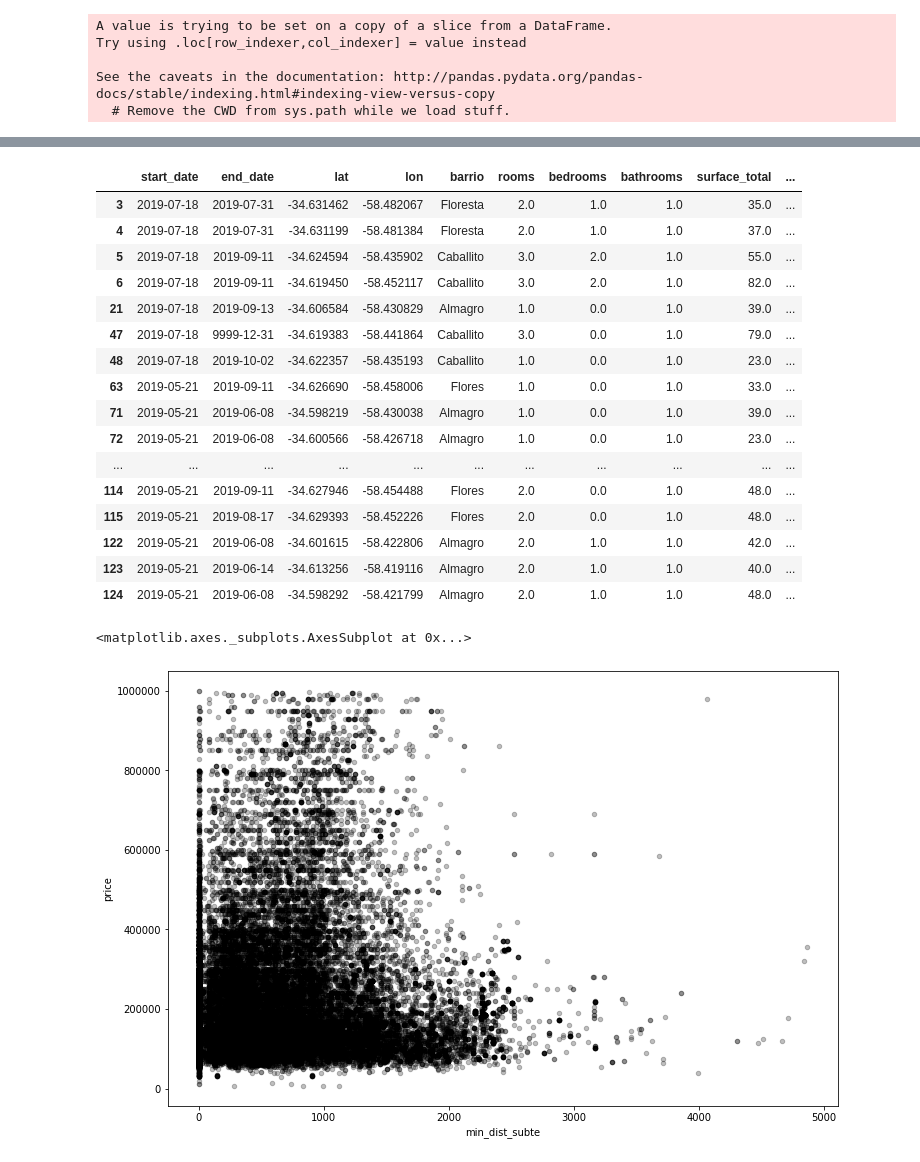
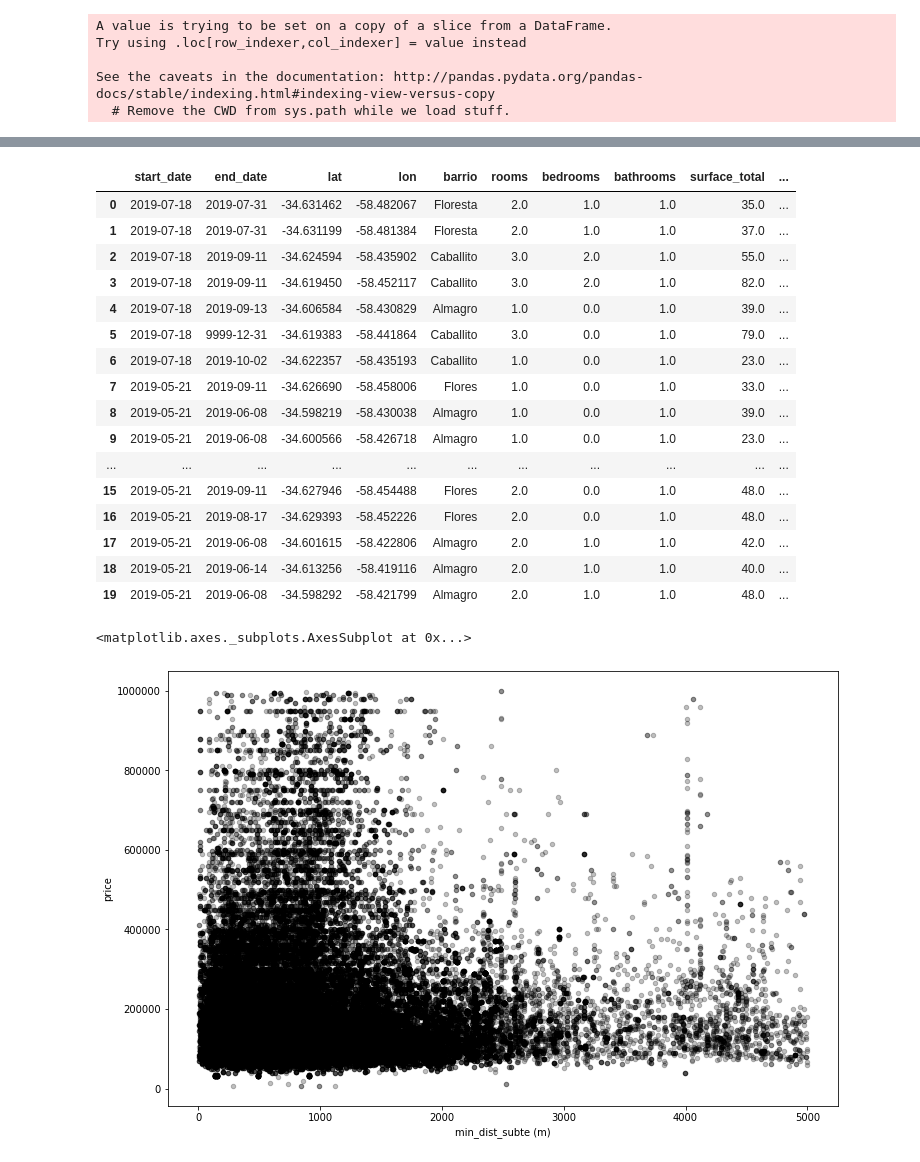
Before and after one commit to Santiago-Pinto/TPSistemasInteligentes, a Jupyter notebook: Subtes.ipynb, the cells around one changed output, grey strips where cells are left out. Saved outputs shown, nothing was run; the diff lists cells and outputs as text; code cells hidden in the pictures.

```diff
--- a/Subtes.ipynb
+++ b/Subtes.ipynb
@@ -476,0 +159,10 @@ See the caveats in the documentation: http://pandas.pydata.org/pandas-docs/stabl
+# %%
+#Analisis para la linea B
+i = 1
+for index, row in estacionesB.iterrows():
+    lon = estacionesB.loc[index,'X']
+    lat = estacionesB.loc[index,'Y']
+    label = str(i)
+    propRecorridoB['lon' + label] = lon
+    propRecorridoB['lat' + label] = lat
+    i = i+1
@@ -476,0 +179,10 @@ See the caveats in the documentation: http://pandas.pydata.org/pandas-docs/stabl
+# %%
+for row in estacionesB.iterrows():
+    for i in range(1,10):
+        label = str(i)
+        lat1 = propRecorridoB['lat'].astype(float)
+        lon1 = propRecorridoB['lon'].astype(float)
+        lat2 = propRecorridoB['lat'+ label].astype(float)
+        lon2 = propRecorridoB['lon'+ label].astype(float)
+        dist = haversine(lat1,lon1,lat2,lon2)
+        propRecorridoB['dist' + label] = dist
@@ -476,0 +195,3 @@ See the caveats in the documentation: http://pandas.pydata.org/pandas-docs/stabl
+# %%
+propRecorridoB['min_dist_subte_B'] =propRecorridoB.loc[:,['dist1','dist2','dist3','dist4','dist5','dist6',
+                                                  'dist7','dist8','dist9']].min(axis=1)
@@ -775,36 +487,36 @@ To retain the current behavior and silence the warning, pass 'sort=True'.
 10 rows × 22 columns
 # %%
 #Me quedo con la distancia minima de cada propiedad a cualquier subte (si esta cerca de 2, me quedo con el mas cercano)
-final['min_dist_subte'] =final.loc[:,['min_dist_subte_A','min_dist_subte_B','min_dist_subte_C','min_dist_subte_D','min_dist_subte_E','min_dist_subte_H']].min(axis=1)
-dmin = final[['start_date','end_date','lat','lon','barrio','rooms','bedrooms','bathrooms','surface_total','surface_covered','price','title','description','property_type','operation_type','dist_centro','min_dist_subte']]
+final['min_dist_subte (m)'] =final.loc[:,['min_dist_subte_A','min_dist_subte_B','min_dist_subte_C','min_dist_subte_D','min_dist_subte_E','min_dist_subte_H']].min(axis=1)
+dmin = final[['start_date','end_date','lat','lon','barrio','rooms','bedrooms','bathrooms','surface_total','surface_covered','price','title','description','property_type','operation_type','dist_centro','min_dist_subte (m)']]
 dmin.head(20)
 # %% [output]
 |  | start_date | end_date | lat | lon | barrio | rooms | bedrooms | bathrooms | surface_total | ... |
-| 3 | 2019-07-18 | 2019-07-31 | -34.631462 | -58.482067 | Floresta | 2.0 | 1.0 | 1.0 | 35.0 | ... |
-| 4 | 2019-07-18 | 2019-07-31 | -34.631199 | -58.481384 | Floresta | 2.0 | 1.0 | 1.0 | 37.0 | ... |
-| 5 | 2019-07-18 | 2019-09-11 | -34.624594 | -58.435902 | Caballito | 3.0 | 2.0 | 1.0 | 55.0 | ... |
-| 6 | 2019-07-18 | 2019-09-11 | -34.619450 | -58.452117 | Caballito | 3.0 | 2.0 | 1.0 | 82.0 | ... |
-| 21 | 2019-07-18 | 2019-09-13 | -34.606584 | -58.430829 | Almagro | 1.0 | 0.0 | 1.0 | 39.0 | ... |
-| 47 | 2019-07-18 | 9999-12-31 | -34.619383 | -58.441864 | Caballito | 3.0 | 0.0 | 1.0 | 79.0 | ... |
-| 48 | 2019-07-18 | 2019-10-02 | -34.622357 | -58.435193 | Caballito | 1.0 | 0.0 | 1.0 | 23.0 | ... |
-| 63 | 2019-05-21 | 2019-09-11 | -34.626690 | -58.458006 | Flores | 1.0 | 0.0 | 1.0 | 33.0 | ... |
-| 71 | 2019-05-21 | 2019-06-08 | -34.598219 | -58.430038 | Almagro | 1.0 | 0.0 | 1.0 | 39.0 | ... |
-| 72 | 2019-05-21 | 2019-06-08 | -34.600566 | -58.426718 | Almagro | 1.0 | 0.0 | 1.0 | 23.0 | ... |
+| 0 | 2019-07-18 | 2019-07-31 | -34.631462 | -58.482067 | Floresta | 2.0 | 1.0 | 1.0 | 35.0 | ... |
+| 1 | 2019-07-18 | 2019-07-31 | -34.631199 | -58.481384 | Floresta | 2.0 | 1.0 | 1.0 | 37.0 | ... |
+| 2 | 2019-07-18 | 2019-09-11 | -34.624594 | -58.435902 | Caballito | 3.0 | 2.0 | 1.0 | 55.0 | ... |
+| 3 | 2019-07-18 | 2019-09-11 | -34.619450 | -58.452117 | Caballito | 3.0 | 2.0 | 1.0 | 82.0 | ... |
+| 4 | 2019-07-18 | 2019-09-13 | -34.606584 | -58.430829 | Almagro | 1.0 | 0.0 | 1.0 | 39.0 | ... |
+| 5 | 2019-07-18 | 9999-12-31 | -34.619383 | -58.441864 | Caballito | 3.0 | 0.0 | 1.0 | 79.0 | ... |
+| 6 | 2019-07-18 | 2019-10-02 | -34.622357 | -58.435193 | Caballito | 1.0 | 0.0 | 1.0 | 23.0 | ... |
+| 7 | 2019-05-21 | 2019-09-11 | -34.626690 | -58.458006 | Flores | 1.0 | 0.0 | 1.0 | 33.0 | ... |
+| 8 | 2019-05-21 | 2019-06-08 | -34.598219 | -58.430038 | Almagro | 1.0 | 0.0 | 1.0 | 39.0 | ... |
+| 9 | 2019-05-21 | 2019-06-08 | -34.600566 | -58.426718 | Almagro | 1.0 | 0.0 | 1.0 | 23.0 | ... |
 | ... | ... | ... | ... | ... | ... | ... | ... | ... | ... | ... |
-| 114 | 2019-05-21 | 2019-09-11 | -34.627946 | -58.454488 | Flores | 2.0 | 0.0 | 1.0 | 48.0 | ... |
-| 115 | 2019-05-21 | 2019-08-17 | -34.629393 | -58.452226 | Flores | 2.0 | 0.0 | 1.0 | 48.0 | ... |
-| 122 | 2019-05-21 | 2019-06-08 | -34.601615 | -58.422806 | Almagro | 2.0 | 1.0 | 1.0 | 42.0 | ... |
-| 123 | 2019-05-21 | 2019-06-14 | -34.613256 | -58.419116 | Almagro | 2.0 | 1.0 | 1.0 | 40.0 | ... |
-| 124 | 2019-05-21 | 2019-06-08 | -34.598292 | -58.421799 | Almagro | 2.0 | 1.0 | 1.0 | 48.0 | ... |
+| 15 | 2019-05-21 | 2019-09-11 | -34.627946 | -58.454488 | Flores | 2.0 | 0.0 | 1.0 | 48.0 | ... |
+| 16 | 2019-05-21 | 2019-08-17 | -34.629393 | -58.452226 | Flores | 2.0 | 0.0 | 1.0 | 48.0 | ... |
+| 17 | 2019-05-21 | 2019-06-08 | -34.601615 | -58.422806 | Almagro | 2.0 | 1.0 | 1.0 | 42.0 | ... |
+| 18 | 2019-05-21 | 2019-06-14 | -34.613256 | -58.419116 | Almagro | 2.0 | 1.0 | 1.0 | 40.0 | ... |
+| 19 | 2019-05-21 | 2019-06-08 | -34.598292 | -58.421799 | Almagro | 2.0 | 1.0 | 1.0 | 48.0 | ... |
 # %%
 #Grafico la relacion precio vs distancia a CUALQUIER subte
 %matplotlib inline
 dmin1 = dmin[dmin['price']< 1000000]
-dmin2 = dmin1[dmin1['min_dist_subte']< 5000]
-dmin2.plot.scatter('min_dist_subte', 'price',alpha=0.25, figsize=(12,8), color=(0.0,0.0,0.0))
+dmin2 = dmin1[dmin1['min_dist_subte (m)']< 5000]
+dmin2.plot.scatter('min_dist_subte (m)', 'price',alpha=0.25, figsize=(12,8), color=(0.0,0.0,0.0))
 # %% [output]
 <matplotlib.axes._subplots.AxesSubplot at 0x...>
-[figure, old version]
+[figure, new version]
 # %%
 ##df.to_csv(r'/home/santiago/Desktop/Academico/UBA/Introduccion a los Sistemas Inteligentes(75.50)/TP Final/TP/Git/TPSistemasInteligentes/datos con distancia a subtes.csv')
 dmin.sample(20)
```
Also changed, not shown: parts of 33 cells of this notebook.
